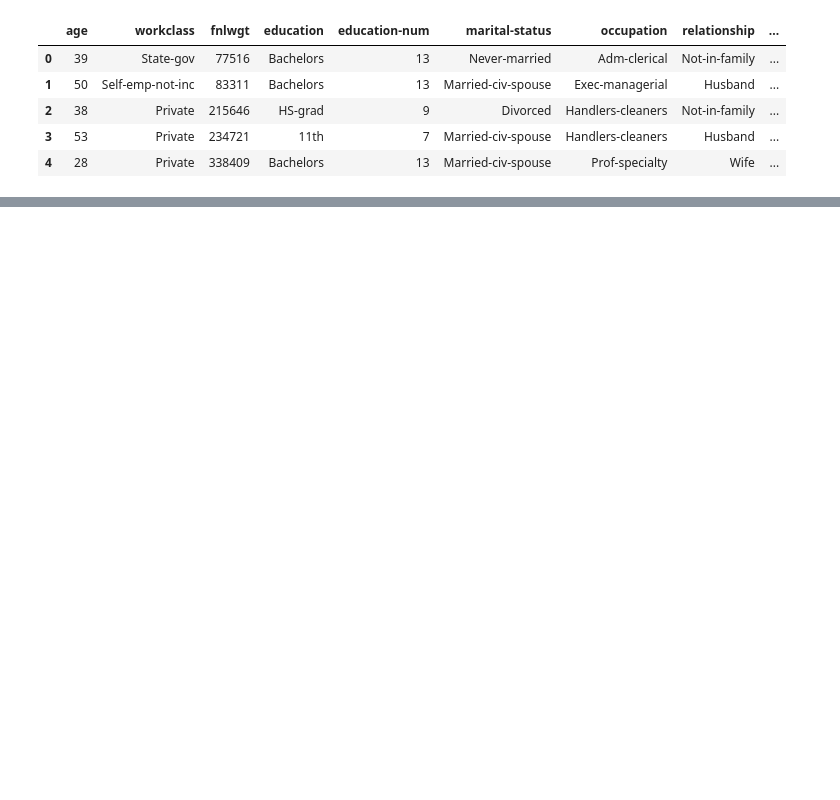
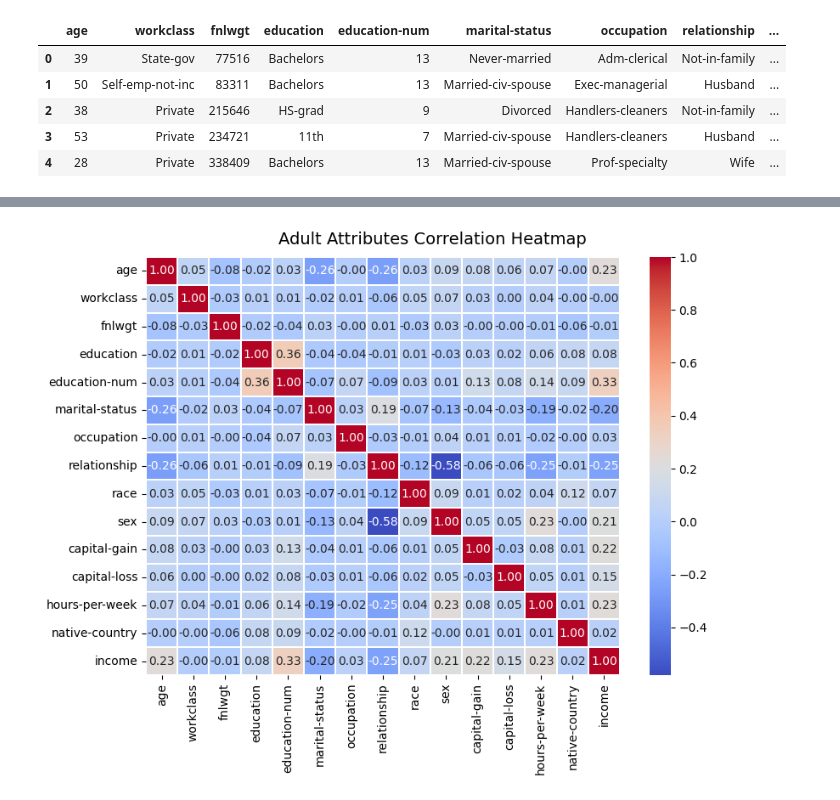
Before and after one commit to chulanshammi/MachineLearning-CW, a Jupyter notebook: ml.ipynb, the cells around one changed output, grey strips where cells are left out. Saved outputs shown, nothing was run; the diff lists cells and outputs as text; code cells hidden in the pictures; blank space fills up the shorter version.

```diff
--- a/ml.ipynb
+++ b/ml.ipynb
@@ -125,0 +324,11 @@ plt.show()
+# %%
+from sklearn.preprocessing import LabelEncoder
+
+encoded_df = df.copy()
+
+categorical_cols = df.select_dtypes(include=['object']).columns
+le = LabelEncoder()
+for col in categorical_cols:
+    encoded_df[col] = le.fit_transform(encoded_df[col])
+
+encoded_df
@@ -125,0 +349,3 @@ plt.show()
+# %%
+corr = encoded_df.corr(method='pearson')
+corr
@@ -126 +369,9 @@ plt.show()
+# %%
+f, ax = plt.subplots(figsize=(9, 6))
+hm = sns.heatmap(round(corr,2), annot=True, ax=ax, cmap="coolwarm", fmt='.2f',
+            linewidths=.05)
+f.subplots_adjust(top=0.93)
+t = f.suptitle('Adult Attributes Correlation Heatmap', fontsize=14)
+# %% [output]
+[figure, added]
 # %%
```
Also changed, not shown: parts of 43 cells of this notebook.
